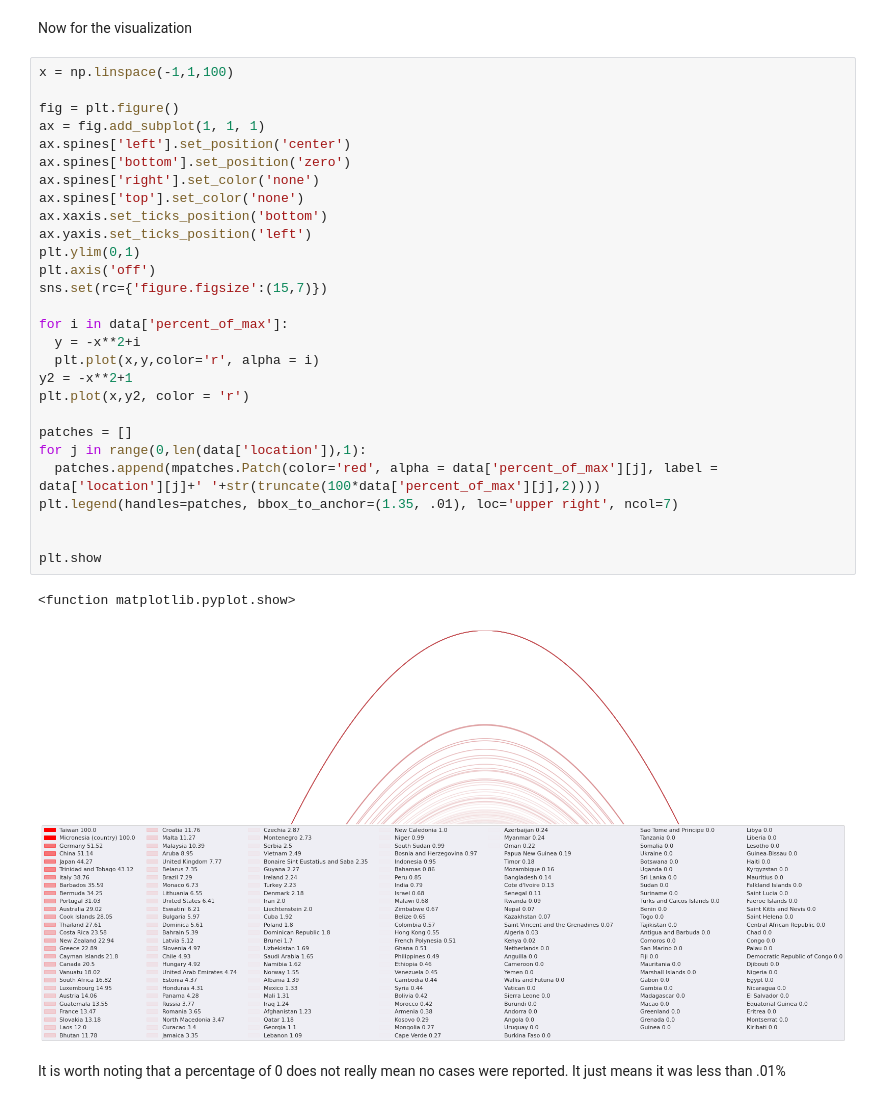
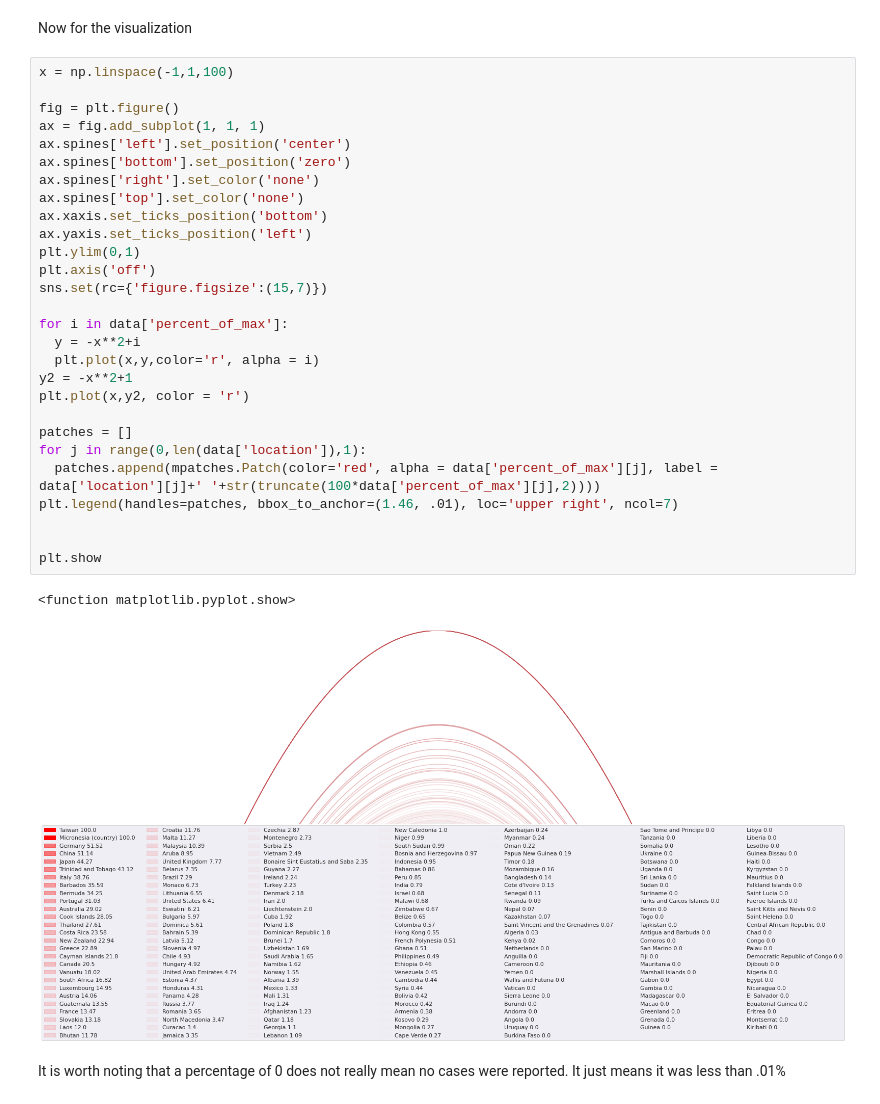
Before and after one commit to BrendenLatham/Data_Viz, a Jupyter notebook: Masters.ipynb, the cells around one changed output. Cells and saved outputs as stored; diff of their text form.

```diff
--- a/Masters.ipynb
+++ b/Masters.ipynb
@@ -199,33 +199,33 @@ Now for the visualization
 # %%
 x = np.linspace(-1,1,100)
 
 fig = plt.figure()
 ax = fig.add_subplot(1, 1, 1)
 ax.spines['left'].set_position('center')
 ax.spines['bottom'].set_position('zero')
 ax.spines['right'].set_color('none')
 ax.spines['top'].set_color('none')
 ax.xaxis.set_ticks_position('bottom')
 ax.yaxis.set_ticks_position('left')
 plt.ylim(0,1)
 plt.axis('off')
 sns.set(rc={'figure.figsize':(15,7)})
 
 for i in data['percent_of_max']:
   y = -x**2+i
   plt.plot(x,y,color='r', alpha = i)
 y2 = -x**2+1
 plt.plot(x,y2, color = 'r')
 
 patches = []
 for j in range(0,len(data['location']),1):
   patches.append(mpatches.Patch(color='red', alpha = data['percent_of_max'][j], label = data['location'][j]+' '+str(truncate(100*data['percent_of_max'][j],2))))
-plt.legend(handles=patches, bbox_to_anchor=(1.35, .01), loc='upper right', ncol=7)
+plt.legend(handles=patches, bbox_to_anchor=(1.46, .01), loc='upper right', ncol=7)
 
 
 plt.show
 # %% [output]
 <function matplotlib.pyplot.show>
-[figure, old version]
+[figure, new version]
 # %% [markdown]
 It is worth noting that a percentage of 0 does not really mean no cases were reported. It just means it was less than .01%
```
